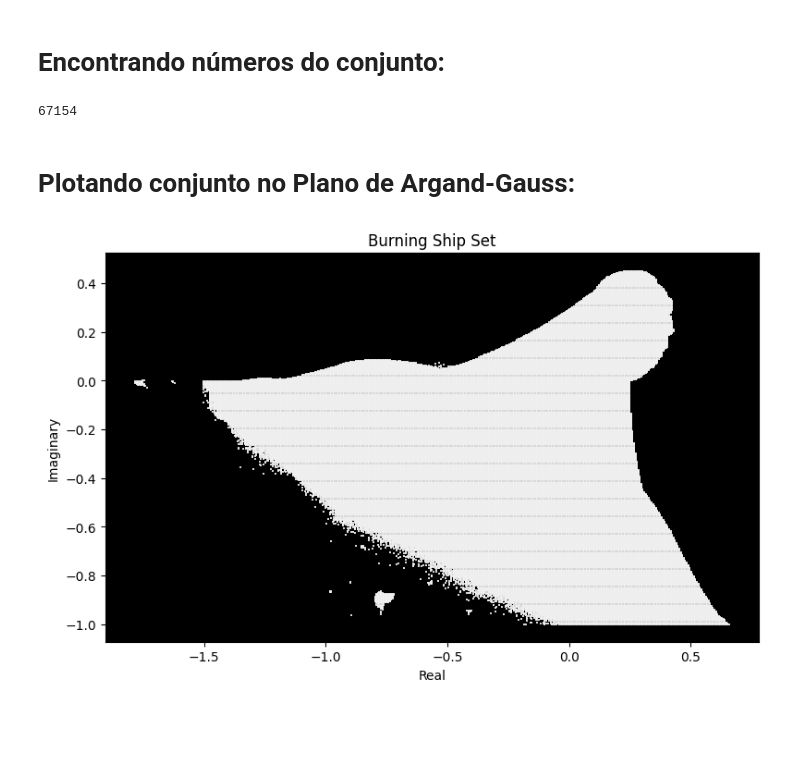
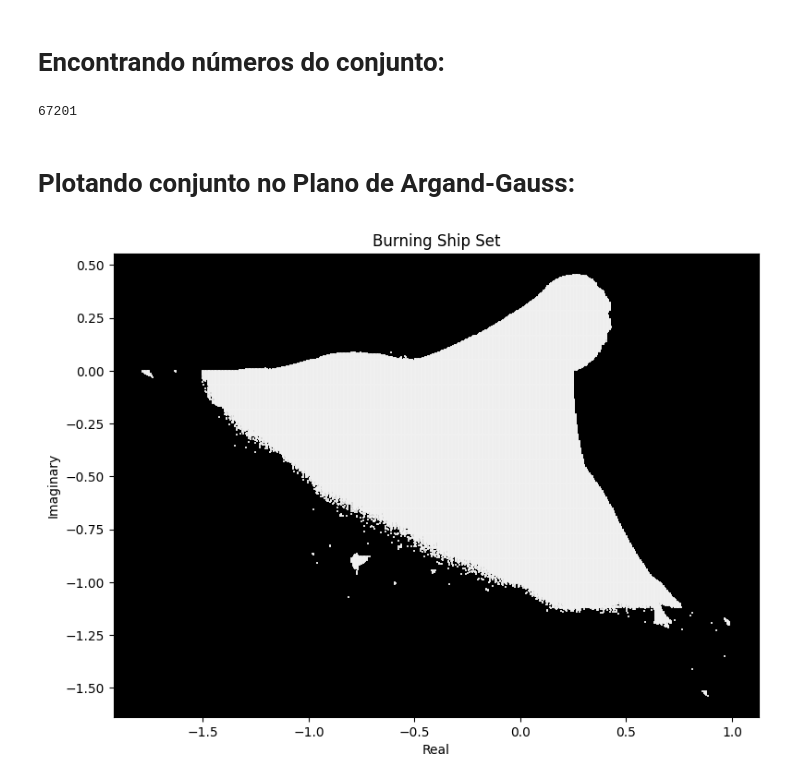
Before and after one commit to mthperera/Complex-Fractals, a Jupyter notebook: notebooks/burning_ship.ipynb, the cells around one changed output. Cells and saved outputs as stored; diff of their text form; code cells hidden in the pictures; blank space fills up the shorter version.

```diff
--- a/notebooks/burning_ship.ipynb
+++ b/notebooks/burning_ship.ipynb
@@ -44,7 +44,7 @@ burning_ship_set = np.empty((0, 2))
 width, height = (500, 500)
 
 X = np.linspace(-2, 1, num=width)
-Y = np.linspace(-1, 1, num=height)
+Y = np.linspace(-1.6, 0.5, num=height)
 
 points = []
 
@@ -58,32 +58,32 @@ burning_ship_set = np.array(points)
 
 print(len(burning_ship_set))
 # %% [output]
-67154
+67201
 # %% [markdown]
 # Plotando conjunto no Plano de Argand-Gauss:
 # %%
 import matplotlib.pyplot as plt
 
 fig, ax = plt.subplots(figsize=(8, 6))
 ax.set_facecolor("black")
 
 ax.scatter(
-    x, y,
+    burning_ship_set[:, 0], burning_ship_set[:, 1],
     s=1.2,
     c="#f1f1f1",
     marker="s",
     linewidths=0,
     alpha=0.9,
     rasterized=True
 )
 
 ax.set_aspect("equal", adjustable="box")
 
 ax.set_xlabel("Real")
 ax.set_ylabel("Imaginary")
 ax.set_title("Burning Ship Set")
 
 plt.tight_layout()
 plt.show()
 # %% [output]
-[figure, old version]
+[figure, new version]
```
Also changed, not shown: 2 other files.
